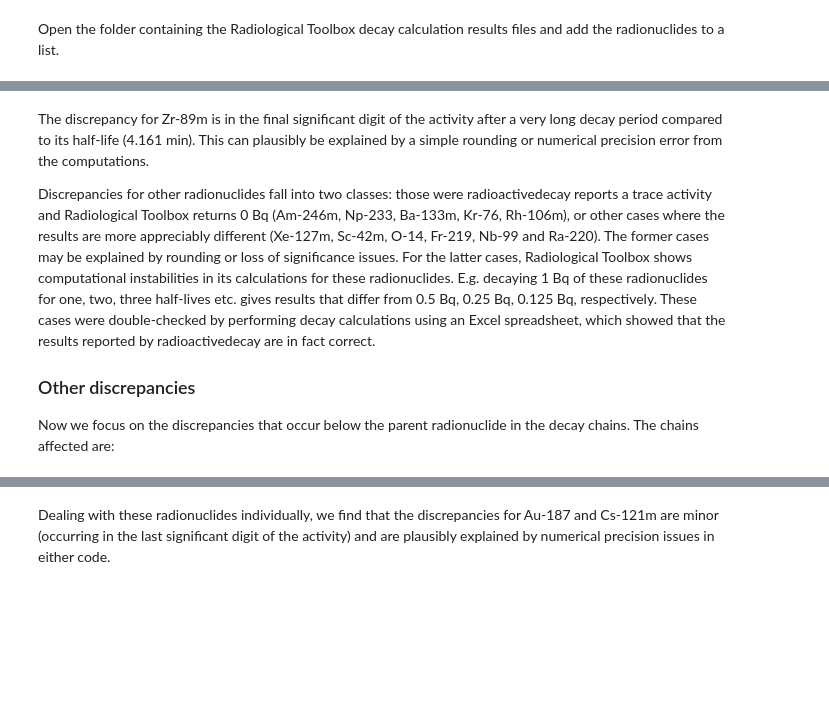
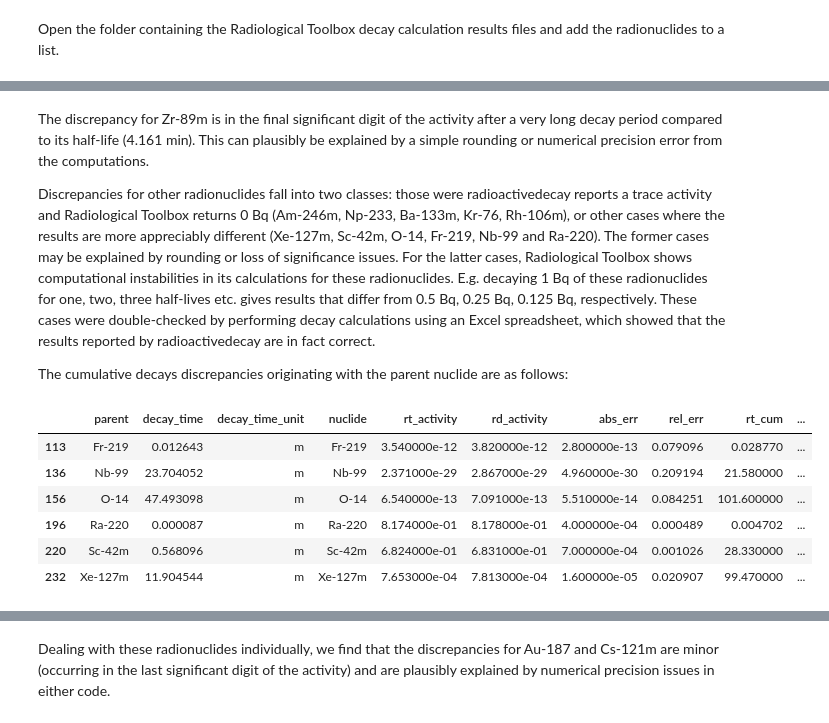
Before and after one commit to radioactivedecay/radioactivedecay, a Jupyter notebook: notebooks/comparisons/radiological_toolbox/radiological_toolbox_compare.ipynb, the cells around one changed output, grey strips where cells are left out. Cells and saved outputs as stored; diff of their text form; code cells hidden in the pictures; blank space fills up the shorter version.

```diff
--- a/notebooks/comparisons/radiological_toolbox/radiological_toolbox_compare.ipynb
+++ b/notebooks/comparisons/radiological_toolbox/radiological_toolbox_compare.ipynb
@@ -126,6 +160,15 @@ The discrepancy for Zr-89m is in the final significant digit of the activity aft
 
 Discrepancies for other radionuclides fall into two classes: those were radioactivedecay reports a trace activity and Radiological Toolbox returns 0 Bq (Am-246m, Np-233, Ba-133m, Kr-76, Rh-106m), or other cases where the results are more appreciably different (Xe-127m, Sc-42m, O-14, Fr-219, Nb-99 and Ra-220). The former cases may be explained by rounding or loss of significance issues. For the latter cases, Radiological Toolbox shows computational instabilities in its calculations for these radionuclides. E.g. decaying 1 Bq of these radionuclides for one, two, three half-lives etc. gives results that differ from 0.5 Bq, 0.25 Bq, 0.125 Bq, respectively. These cases were double-checked by performing decay calculations using an Excel spreadsheet, which showed that the results reported by radioactivedecay are in fact correct.
 
-### Other discrepancies
-
-Now we focus on the discrepancies that occur below the parent radionuclide in the decay chains. The chains affected are:
+The cumulative decays discrepancies originating with the parent nuclide are as follows:
+# %%
+parents_cum_df = df[(df.parent == df.nuclide) & (df.abs_err_cum > 0.0)].copy()
+parents_cum_df
+# %% [output]
+|  | parent | decay_time | decay_time_unit | nuclide | rt_activity | rd_activity | abs_err | rel_err | rt_cum | ... |
+| 113 | Fr-219 | 0.012643 | m | Fr-219 | 3.540000e-12 | 3.820000e-12 | 2.800000e-13 | 0.079096 | 0.028770 | ... |
+| 136 | Nb-99 | 23.704052 | m | Nb-99 | 2.371000e-29 | 2.867000e-29 | 4.960000e-30 | 0.209194 | 21.580000 | ... |
+| 156 | O-14 | 47.493098 | m | O-14 | 6.540000e-13 | 7.091000e-13 | 5.510000e-14 | 0.084251 | 101.600000 | ... |
+| 196 | Ra-220 | 0.000087 | m | Ra-220 | 8.174000e-01 | 8.178000e-01 | 4.000000e-04 | 0.000489 | 0.004702 | ... |
+| 220 | Sc-42m | 0.568096 | m | Sc-42m | 6.824000e-01 | 6.831000e-01 | 7.000000e-04 | 0.001026 | 28.330000 | ... |
+| 232 | Xe-127m | 11.904544 | m | Xe-127m | 7.653000e-04 | 7.813000e-04 | 1.600000e-05 | 0.020907 | 99.470000 | ... |
```
Also changed, not shown: parts of 17 cells of this notebook.
